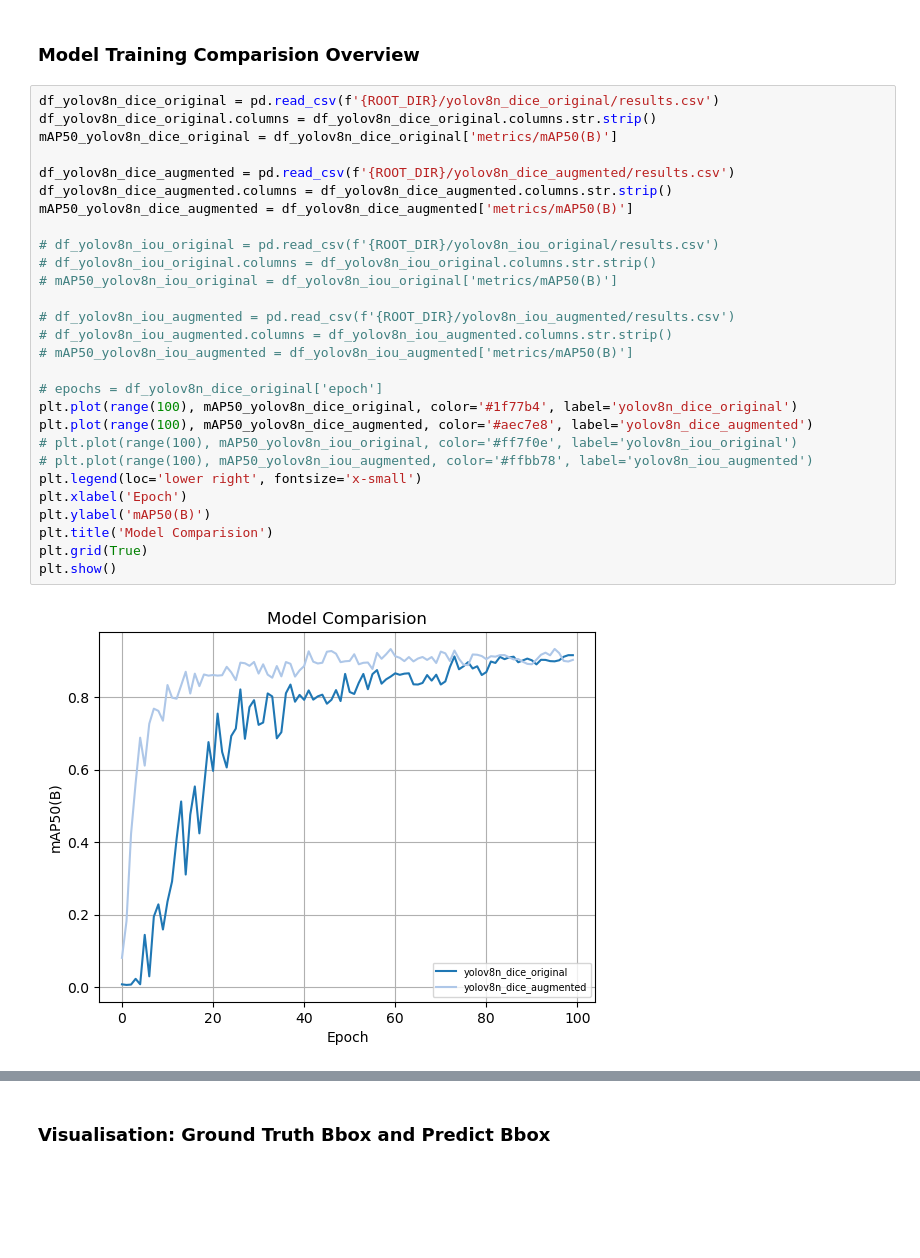
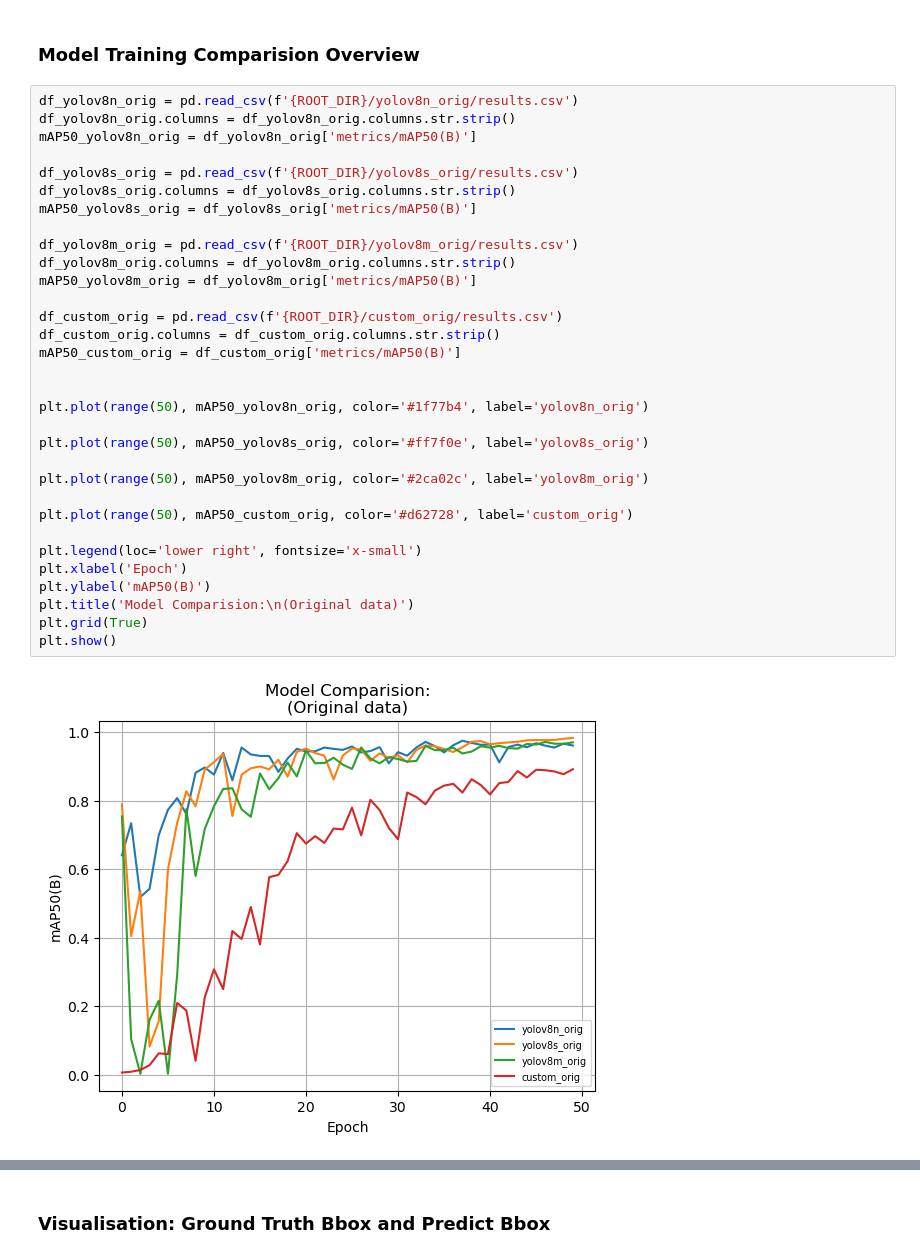
Before and after one commit to DamnScallion/Visionary-Unicorns-Project, a Jupyter notebook: yolo/testing.ipynb, the cells around one changed output, grey strips where cells are left out. Cells and saved outputs as stored; diff of their text form; blank space fills up the shorter version.

Commit message:
feat: update testing and data-formatting

```diff
--- a/yolo/testing.ipynb
+++ b/yolo/testing.ipynb
@@ -194,32 +237,36 @@ Std center distance:  20.610811370671378
 # %% [markdown]
 ### Model Training Comparision Overview
 # %%
-df_yolov8n_dice_original = pd.read_csv(f'{ROOT_DIR}/yolov8n_dice_original/results.csv')
-df_yolov8n_dice_original.columns = df_yolov8n_dice_original.columns.str.strip()
-mAP50_yolov8n_dice_original = df_yolov8n_dice_original['metrics/mAP50(B)']
+df_yolov8n_orig = pd.read_csv(f'{ROOT_DIR}/yolov8n_orig/results.csv')
+df_yolov8n_orig.columns = df_yolov8n_orig.columns.str.strip()
+mAP50_yolov8n_orig = df_yolov8n_orig['metrics/mAP50(B)']
 
-df_yolov8n_dice_augmented = pd.read_csv(f'{ROOT_DIR}/yolov8n_dice_augmented/results.csv')
-df_yolov8n_dice_augmented.columns = df_yolov8n_dice_augmented.columns.str.strip()
-mAP50_yolov8n_dice_augmented = df_yolov8n_dice_augmented['metrics/mAP50(B)']
+df_yolov8s_orig = pd.read_csv(f'{ROOT_DIR}/yolov8s_orig/results.csv')
+df_yolov8s_orig.columns = df_yolov8s_orig.columns.str.strip()
+mAP50_yolov8s_orig = df_yolov8s_orig['metrics/mAP50(B)']
 
-# df_yolov8n_iou_original = pd.read_csv(f'{ROOT_DIR}/yolov8n_iou_original/results.csv')
-# df_yolov8n_iou_original.columns = df_yolov8n_iou_original.columns.str.strip()
-# mAP50_yolov8n_iou_original = df_yolov8n_iou_original['metrics/mAP50(B)']
+df_yolov8m_orig = pd.read_csv(f'{ROOT_DIR}/yolov8m_orig/results.csv')
+df_yolov8m_orig.columns = df_yolov8m_orig.columns.str.strip()
+mAP50_yolov8m_orig = df_yolov8m_orig['metrics/mAP50(B)']
 
-# df_yolov8n_iou_augmented = pd.read_csv(f'{ROOT_DIR}/yolov8n_iou_augmented/results.csv')
-# df_yolov8n_iou_augmented.columns = df_yolov8n_iou_augmented.columns.str.strip()
-# mAP50_yolov8n_iou_augmented = df_yolov8n_iou_augmented['metrics/mAP50(B)']
+df_custom_orig = pd.read_csv(f'{ROOT_DIR}/custom_orig/results.csv')
+df_custom_orig.columns = df_custom_orig.columns.str.strip()
+mAP50_custom_orig = df_custom_orig['metrics/mAP50(B)']
 
-# epochs = df_yolov8n_dice_original['epoch']
-plt.plot(range(100), mAP50_yolov8n_dice_original, color='#1f77b4', label='yolov8n_dice_original')
-plt.plot(range(100), mAP50_yolov8n_dice_augmented, color='#aec7e8', label='yolov8n_dice_augmented')
-# plt.plot(range(100), mAP50_yolov8n_iou_original, color='#ff7f0e', label='yolov8n_iou_original')
-# plt.plot(range(100), mAP50_yolov8n_iou_augmented, color='#ffbb78', label='yolov8n_iou_augmented')
+
+plt.plot(range(50), mAP50_yolov8n_orig, color='#1f77b4', label='yolov8n_orig')
+
+plt.plot(range(50), mAP50_yolov8s_orig, color='#ff7f0e', label='yolov8s_orig')
+
+plt.plot(range(50), mAP50_yolov8m_orig, color='#2ca02c', label='yolov8m_orig')
+
+plt.plot(range(50), mAP50_custom_orig, color='#d62728', label='custom_orig')
+
 plt.legend(loc='lower right', fontsize='x-small')
 plt.xlabel('Epoch')
 plt.ylabel('mAP50(B)')
-plt.title('Model Comparision')
+plt.title('Model Comparision:\n(Original data)')
 plt.grid(True)
 plt.show()
 # %% [output]
-[figure, old version]
+[figure, new version]
```
Also changed, not shown: parts of 25 cells of this notebook, 1 other file.
